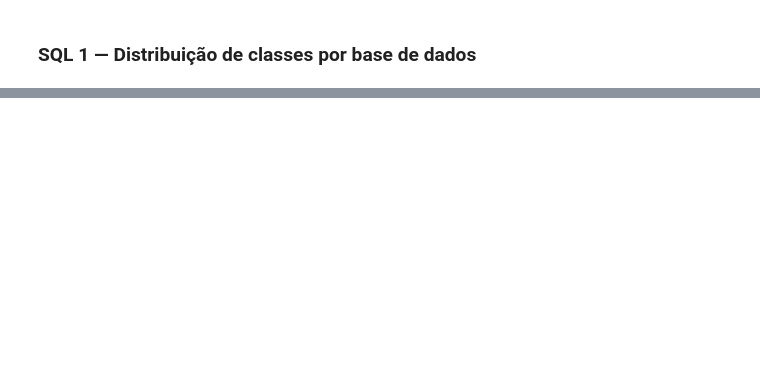
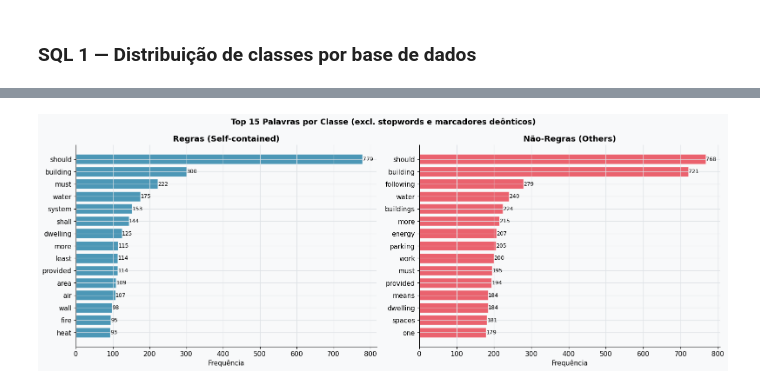
Before and after one commit to FerDelbo/rule-classification, a Jupyter notebook: src/etapa3_analise_exploratoria.ipynb, the cells around one changed output, grey strips where cells are left out. Drawn from its saved outputs; the diff is of its cells as text; code cells hidden in the pictures; blank space fills up the shorter version.

```diff
--- a/src/etapa3_analise_exploratoria.ipynb
+++ b/src/etapa3_analise_exploratoria.ipynb
@@ -561,5 +622,4 @@ print('💾 Salvo: fig3_marcadores_deonticos.png')
 # %%
-# ── TF-IDF: palavras mais discriminantes por classe ──────────────────────────
 STOPWORDS = {'the','a','an','of','to','in','and','or','is','be','that','with',
              'for','as','on','at','by','from','which','this','are','it','if',
              'not','no','any','all','than','such','where','when','so','its',
@@ -568,38 +628,35 @@ STOPWORDS = {'the','a','an','of','to','in','and','or','is','be','that','with',
 def top_words(texts, n=15):
     tokens = []
     for t in texts:
         tokens += [w.lower() for w in re.sub(r'[^\w\s]',' ',str(t)).split()
                    if w.lower() not in STOPWORDS and len(w) > 2]
     return Counter(tokens).most_common(n)
 
-# Usa a base combinada para análise de vocabulário
 df_vocab = df_tidy.copy()
-rules_texts    = df_vocab[df_vocab['is_rule']==1]['Text'].dropna()
-nonrules_texts = df_vocab[df_vocab['is_rule']==0]['Text'].dropna()
+rules_texts    = df_vocab[df_vocab['is_rule']==1]['Text']
+nonrules_texts = df_vocab[df_vocab['is_rule']==0]['Text']
 
 top_r  = top_words(rules_texts)
 top_nr = top_words(nonrules_texts)
 
 fig, axes = plt.subplots(1, 2, figsize=(16, 6))
 fig.suptitle('Top 15 Palavras por Classe (excl. stopwords e marcadores deônticos)',
              fontsize=13, fontweight='bold')
 
 for ax, data, color, title in [
     (axes[0], top_r,  C_RULE,   'Regras (Self-contained)'),
     (axes[1], top_nr, C_NORULE, 'Não-Regras (Others)'),
 ]:
     words, counts = zip(*data)
     ax.barh(list(reversed(words)), list(reversed(counts)),
             color=color, alpha=0.85, edgecolor='white')
     ax.set_title(title, fontweight='bold')
     ax.set_xlabel('Frequência')
     for i, (w, c) in enumerate(zip(reversed(words), reversed(counts))):
         ax.text(c + 0.3, i, str(c), va='center', fontsize=9)
 
 plt.tight_layout()
-plt.savefig('fig4_top_palavras.png', dpi=150, bbox_inches='tight')
+plt.savefig('../figures/fig4_top_palavras.png', dpi=150, bbox_inches='tight')
 plt.show()
-print('💾 Salvo: fig4_top_palavras.png')
-print()
-print('📌 Vocabulário das regras: técnico e normativo (building, water, system).')
-print('   Vocabulário das não-regras: estrutural e referencial (section, following).')
+# %% [output]
+[figure, added]
```
Also changed, not shown: parts of 65 cells of this notebook, 10 other files.
